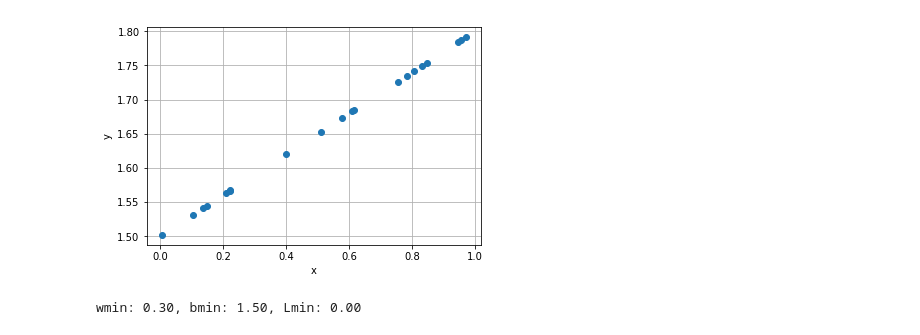
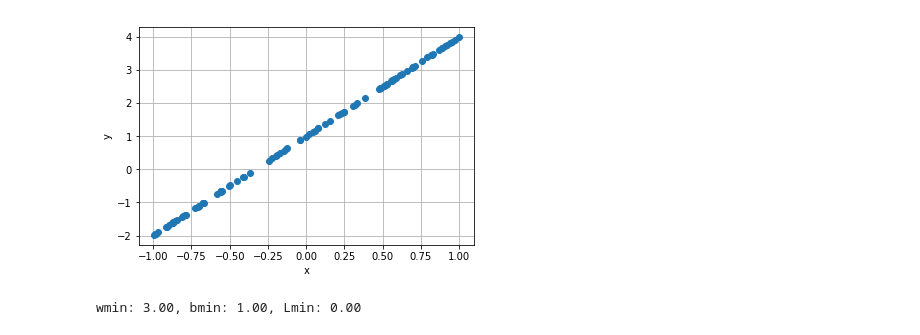
Before and after one commit to mmelodea/JupyterCodes, a Jupyter notebook: VisualGradDescent/VisualGradDescent.ipynb, the cells around one changed output. Drawn from its saved outputs; the diff is of its cells as text; code cells hidden in the pictures.

```diff
--- a/VisualGradDescent/VisualGradDescent.ipynb
+++ b/VisualGradDescent/VisualGradDescent.ipynb
@@ -36,38 +35,38 @@ Welcome to JupyROOT 6.07/07
 # %%
 #produces the distribution to fit
-w = 0.3
-b = 1.5
+w = 3
+b = 1
 
 rd = ROOT.TRandom()
 X = []
 Y = []
 e = []
-for i in range(20):
+for i in range(100):
     e.append(0)
-    ip = 1 - 1*rd.Rndm()
+    ip = 1 - 2*rd.Rndm()
     X.append( ip )
     Y.append( b+w*ip )
 
 #plot distribution
 pyp.errorbar(X, Y, e, fmt='o')
 pyp.xlabel('x')
 pyp.ylabel('y')
 pyp.grid(True)
 pyp.show()
 # %% [output]
-[figure, old version]
+[figure, new version]
 # %%
 #plot Loss space
-loss_name = 'mape'
+loss_name = 'mine'
 lw = []
 lb = []
 lL = []
 
-resolution = 100
+resolution = 50
 lmin = 100000
 wmin = 0
 bmin = 0
-s = 2
+s = 3
 for iw in range(int(w-s),int(w+s)):
     for r1 in range(resolution):
         iiw = iw + r1/float(resolution)
@@ -81,8 +80,8 @@ for iw in range(int(w-s),int(w+s)):
                         il = math.fabs(y-yl)
                     if(loss_name == "mse"):
                         il = 0.5*pow(y-yl,2)
-                    if(loss_name == "mape"):
-                        il = math.fabs(y-yl)/float(y+0.00001)
+                    if(loss_name == "mine"):
+                        il = math.sqrt(math.fabs((y-yl)/float(y+yl+0.00001)))
 
                     lw.append( iiw )
                     lb.append( iib )
@@ -94,7 +93,7 @@ for iw in range(int(w-s),int(w+s)):
                     #print "p1: %.3f, p2: %.3f, L: %.3f" % (ip1,ip2,il)
 print "wmin: %.2f, bmin: %.2f, Lmin: %.2f" % (wmin, bmin, lmin)
 # %% [output]
-wmin: 0.30, bmin: 1.50, Lmin: 0.00
+wmin: 3.00, bmin: 1.00, Lmin: 0.00
 # %%
 # updatable plot
 from IPython.display import clear_output
```
Also changed, not shown: parts of 5 cells of this notebook, 14 other files.
